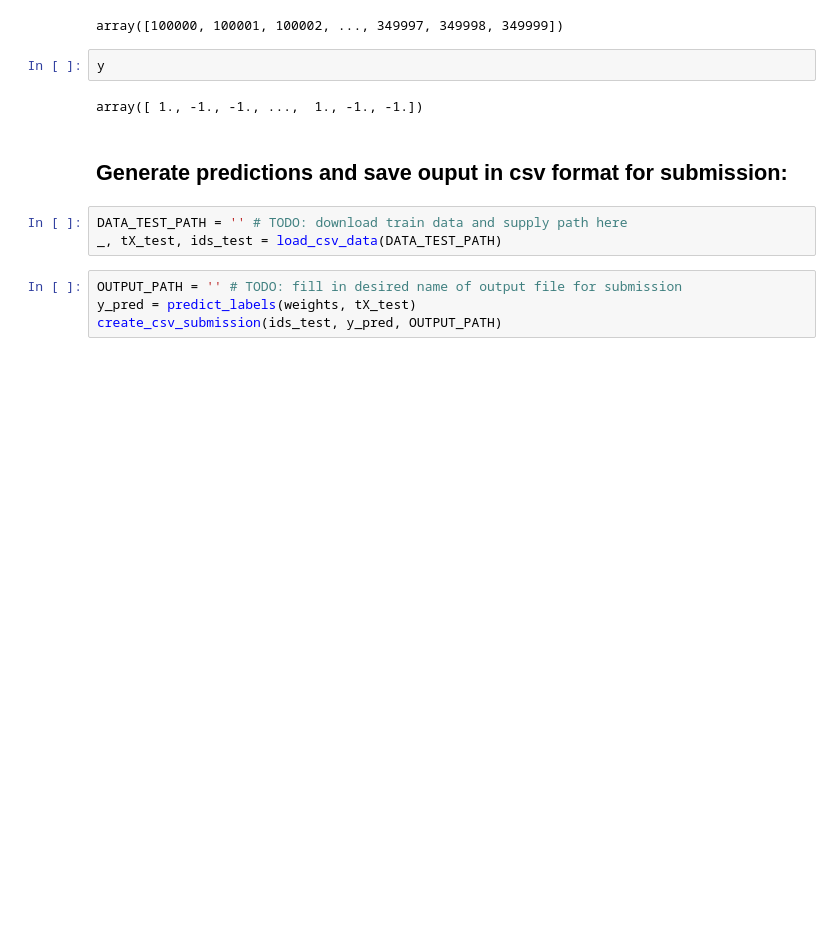
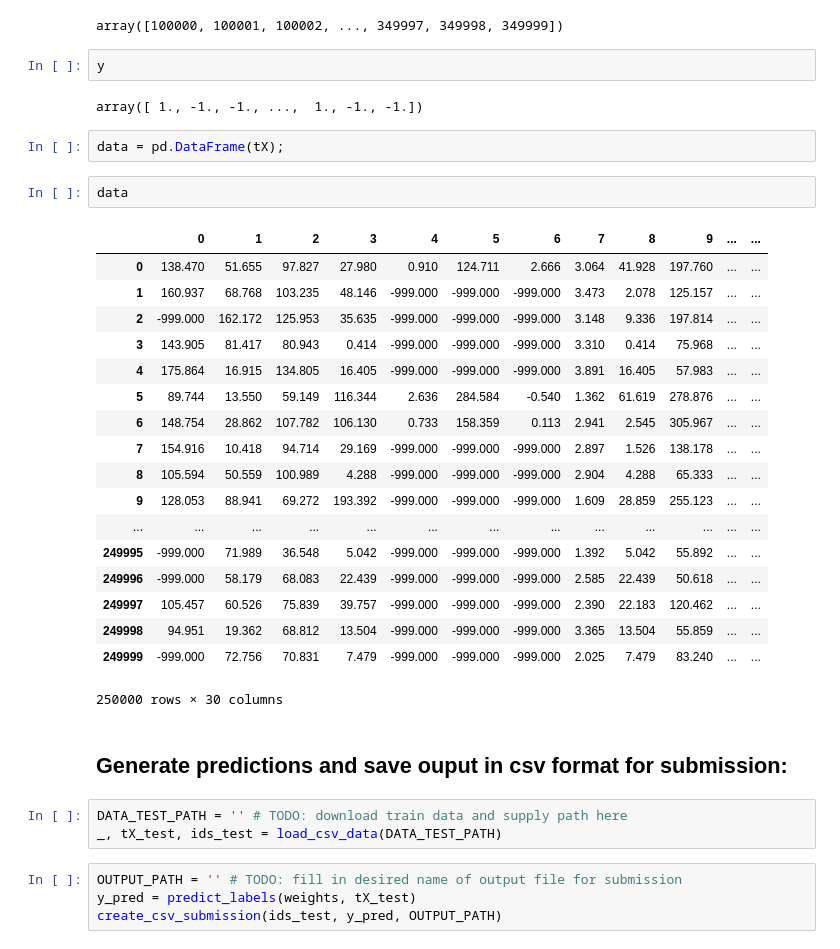
Before and after one commit to pierreschutz/ML_Project_EPFL, a Jupyter notebook: projects/project1/scripts/project1.ipynb, the cells around one changed output. Drawn from its saved outputs; the diff is of its cells as text; blank space fills up the shorter version.

```diff
--- a/projects/project1/scripts/project1.ipynb
+++ b/projects/project1/scripts/project1.ipynb
@@ -25,6 +35,29 @@ array([100000, 100001, 100002, ..., 349997, 349998, 349999])
 y
 # %% [output]
 array([ 1., -1., -1., ...,  1., -1., -1.])
+# %%
+data = pd.DataFrame(tX);
+# %%
+data
+# %% [output]
+|  | 0 | 1 | 2 | 3 | 4 | 5 | 6 | 7 | 8 | 9 | ... | ... |
+| 0 | 138.470 | 51.655 | 97.827 | 27.980 | 0.910 | 124.711 | 2.666 | 3.064 | 41.928 | 197.760 | ... | ... |
+| 1 | 160.937 | 68.768 | 103.235 | 48.146 | -999.000 | -999.000 | -999.000 | 3.473 | 2.078 | 125.157 | ... | ... |
+| 2 | -999.000 | 162.172 | 125.953 | 35.635 | -999.000 | -999.000 | -999.000 | 3.148 | 9.336 | 197.814 | ... | ... |
+| 3 | 143.905 | 81.417 | 80.943 | 0.414 | -999.000 | -999.000 | -999.000 | 3.310 | 0.414 | 75.968 | ... | ... |
+| 4 | 175.864 | 16.915 | 134.805 | 16.405 | -999.000 | -999.000 | -999.000 | 3.891 | 16.405 | 57.983 | ... | ... |
+| 5 | 89.744 | 13.550 | 59.149 | 116.344 | 2.636 | 284.584 | -0.540 | 1.362 | 61.619 | 278.876 | ... | ... |
+| 6 | 148.754 | 28.862 | 107.782 | 106.130 | 0.733 | 158.359 | 0.113 | 2.941 | 2.545 | 305.967 | ... | ... |
+| 7 | 154.916 | 10.418 | 94.714 | 29.169 | -999.000 | -999.000 | -999.000 | 2.897 | 1.526 | 138.178 | ... | ... |
+| 8 | 105.594 | 50.559 | 100.989 | 4.288 | -999.000 | -999.000 | -999.000 | 2.904 | 4.288 | 65.333 | ... | ... |
+| 9 | 128.053 | 88.941 | 69.272 | 193.392 | -999.000 | -999.000 | -999.000 | 1.609 | 28.859 | 255.123 | ... | ... |
+| ... | ... | ... | ... | ... | ... | ... | ... | ... | ... | ... | ... | ... |
+| 249995 | -999.000 | 71.989 | 36.548 | 5.042 | -999.000 | -999.000 | -999.000 | 1.392 | 5.042 | 55.892 | ... | ... |
+| 249996 | -999.000 | 58.179 | 68.083 | 22.439 | -999.000 | -999.000 | -999.000 | 2.585 | 22.439 | 50.618 | ... | ... |
+| 249997 | 105.457 | 60.526 | 75.839 | 39.757 | -999.000 | -999.000 | -999.000 | 2.390 | 22.183 | 120.462 | ... | ... |
+| 249998 | 94.951 | 19.362 | 68.812 | 13.504 | -999.000 | -999.000 | -999.000 | 3.365 | 13.504 | 55.859 | ... | ... |
+| 249999 | -999.000 | 72.756 | 70.831 | 7.479 | -999.000 | -999.000 | -999.000 | 2.025 | 7.479 | 83.240 | ... | ... |
+250000 rows × 30 columns
 # %% [markdown]
 ## Generate predictions and save ouput in csv format for submission:
 # %%
```
Also changed, not shown: parts of 2 cells of this notebook.
